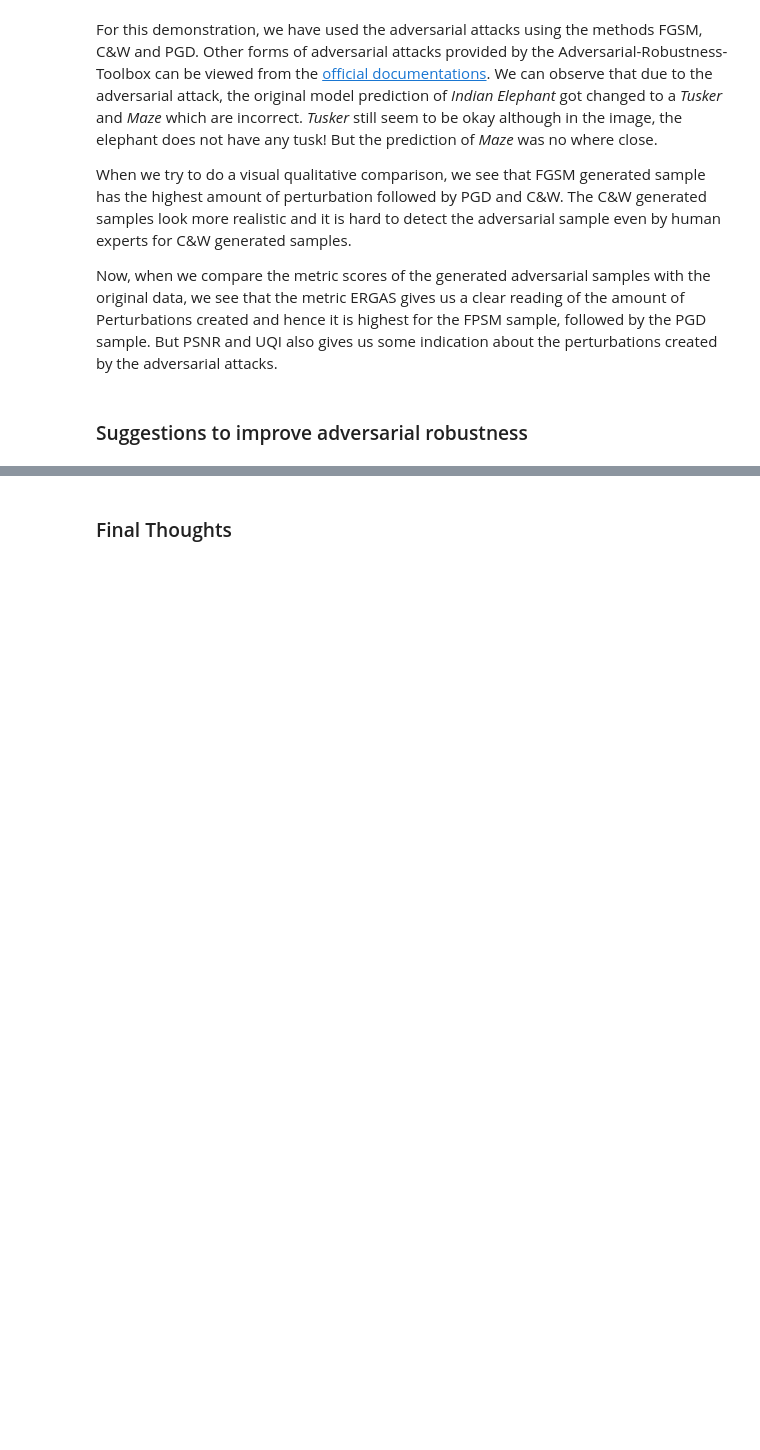
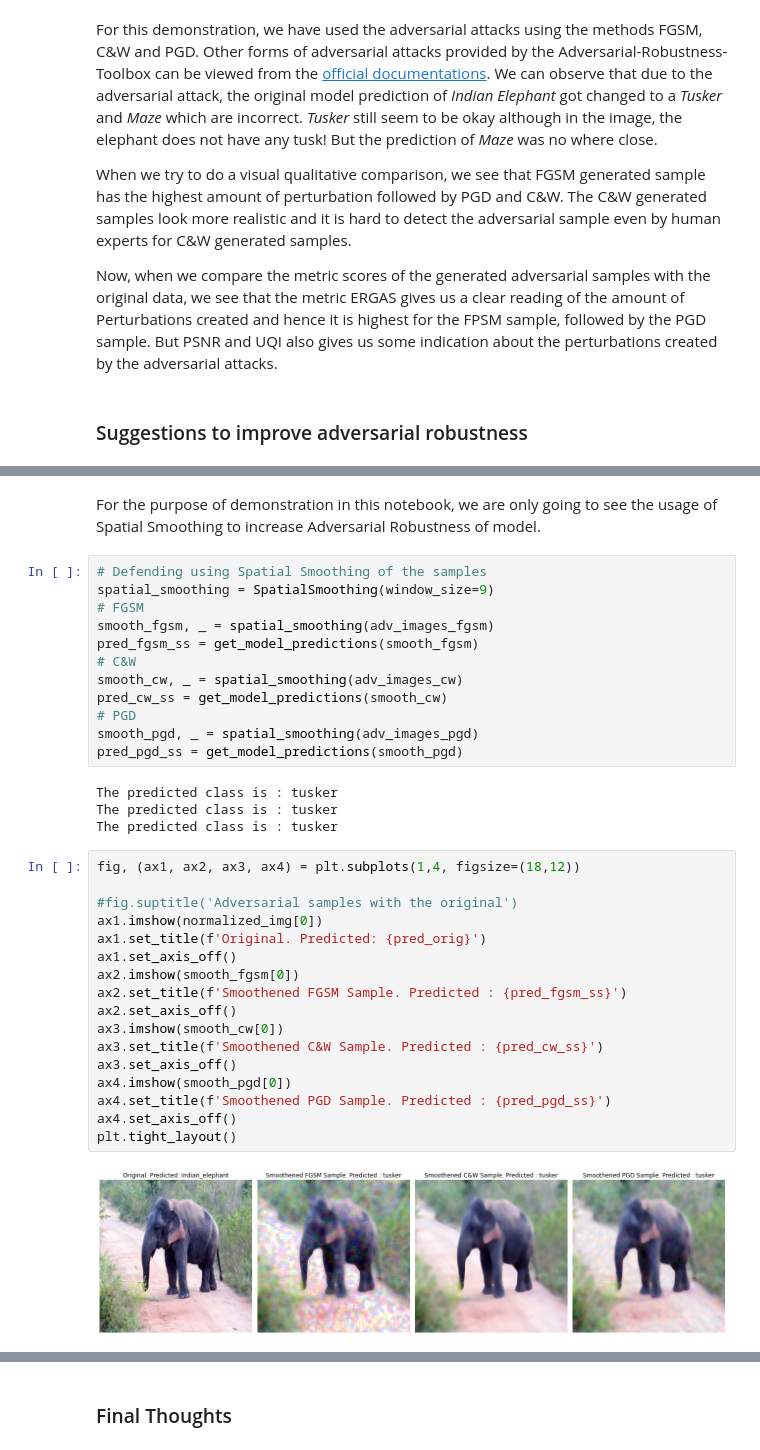
Before and after one commit to PacktPublishing/Applied-Machine-Learning-Explainability-Techniques, a Jupyter notebook: Chapter03/Data_Centric_XAI_part_2.ipynb, the cells around one changed output, grey strips where cells are left out. Drawn from its saved outputs; the diff is of its cells as text; blank space fills up the shorter version.

Commit message:
Completed part 2 of the notebook

```diff
--- a/Chapter03/Data_Centric_XAI_part_2.ipynb
+++ b/Chapter03/Data_Centric_XAI_part_2.ipynb
@@ -189,0 +191,37 @@ Now, when we compare the metric scores of the generated adversarial samples with
+# %% [markdown]
+For the purpose of demonstration in this notebook, we are only going to see the usage of Spatial Smoothing to increase Adversarial Robustness of model.
+# %%
+# Defending using Spatial Smoothing of the samples
+spatial_smoothing = SpatialSmoothing(window_size=9)
+# FGSM
+smooth_fgsm, _ = spatial_smoothing(adv_images_fgsm)
+pred_fgsm_ss = get_model_predictions(smooth_fgsm)
+# C&W
+smooth_cw, _ = spatial_smoothing(adv_images_cw)
+pred_cw_ss = get_model_predictions(smooth_cw)
+# PGD
+smooth_pgd, _ = spatial_smoothing(adv_images_pgd)
+pred_pgd_ss = get_model_predictions(smooth_pgd)
+# %% [output]
+The predicted class is : tusker
+The predicted class is : tusker
+The predicted class is : tusker
+# %%
+fig, (ax1, ax2, ax3, ax4) = plt.subplots(1,4, figsize=(18,12))
+
+#fig.suptitle('Adversarial samples with the original')
+ax1.imshow(normalized_img[0])
+ax1.set_title(f'Original. Predicted: {pred_orig}')
+ax1.set_axis_off()
+ax2.imshow(smooth_fgsm[0])
+ax2.set_title(f'Smoothened FGSM Sample. Predicted : {pred_fgsm_ss}')
+ax2.set_axis_off()
+ax3.imshow(smooth_cw[0])
+ax3.set_title(f'Smoothened C&W Sample. Predicted : {pred_cw_ss}')
+ax3.set_axis_off()
+ax4.imshow(smooth_pgd[0])
+ax4.set_title(f'Smoothened PGD Sample. Predicted : {pred_pgd_ss}')
+ax4.set_axis_off()
+plt.tight_layout()
+# %% [output]
+[figure, added]
```
Also changed, not shown: parts of 9 cells of this notebook.
